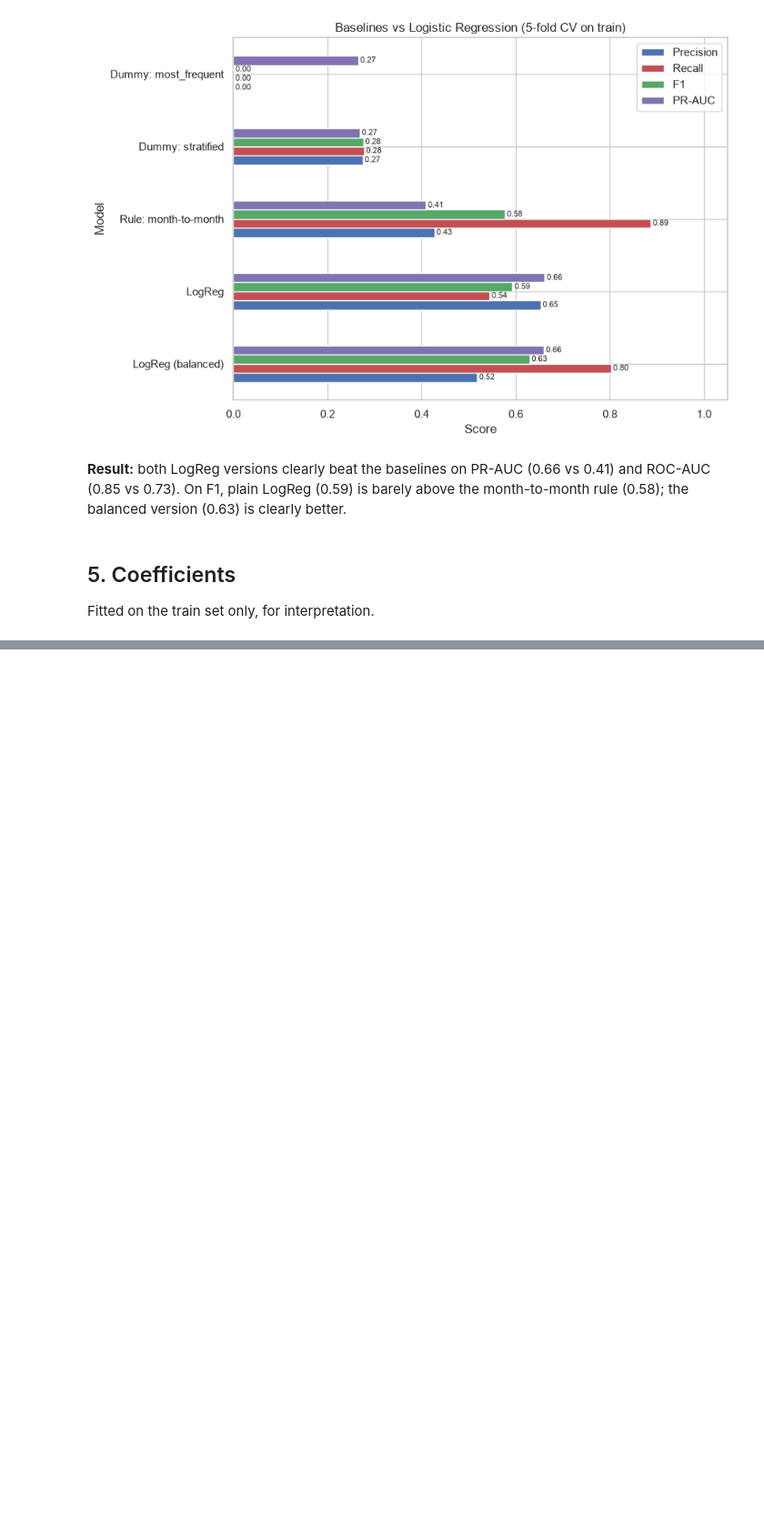
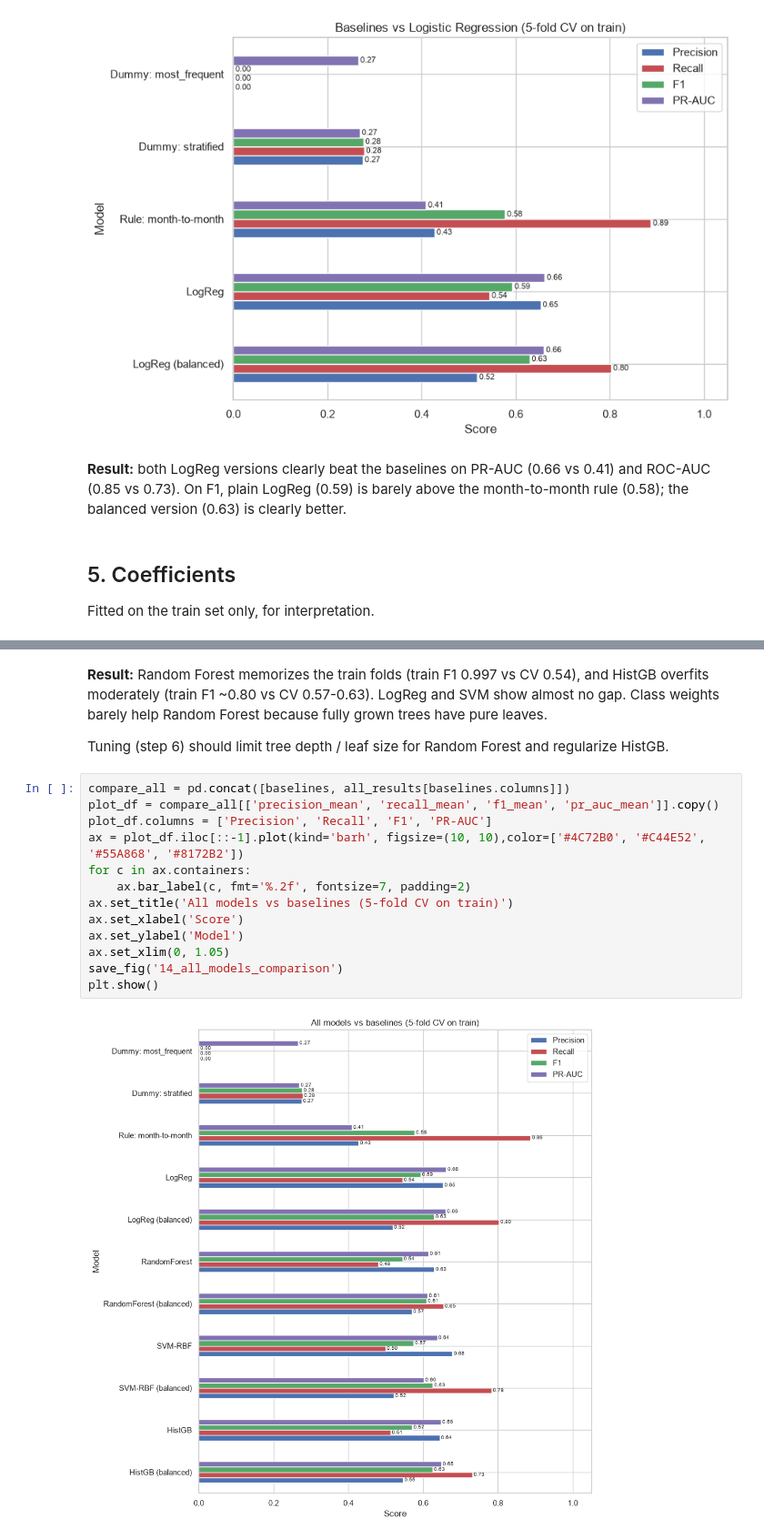
Before and after one commit to Sheyda-Fathi/customer-churn-prediction, a Jupyter notebook: notebooks/03_modeling.ipynb, the cells around one changed output, grey strips where cells are left out. Shown at 91% size. Saved outputs shown, nothing was run; the diff lists cells and outputs as text; blank space fills up the shorter version.

Commit message:
feat: add random forest, svm and gradient boosting comparison

```diff
--- a/notebooks/03_modeling.ipynb
+++ b/notebooks/03_modeling.ipynb
@@ -145,0 +233,19 @@ plt.show()
+# %% [markdown]
+**Result:** Random Forest memorizes the train folds (train F1 0.997 vs CV 0.54), and HistGB overfits moderately (train F1 ~0.80 vs CV 0.57-0.63). LogReg and SVM show almost no gap. Class weights barely help Random Forest because fully grown trees have pure leaves.
+
+Tuning (step 6) should limit tree depth / leaf size for Random Forest and regularize HistGB.
+# %%
+compare_all = pd.concat([baselines, all_results[baselines.columns]])
+plot_df = compare_all[['precision_mean', 'recall_mean', 'f1_mean', 'pr_auc_mean']].copy()
+plot_df.columns = ['Precision', 'Recall', 'F1', 'PR-AUC']
+ax = plot_df.iloc[::-1].plot(kind='barh', figsize=(10, 10),color=['#4C72B0', '#C44E52', '#55A868', '#8172B2'])
+for c in ax.containers:
+    ax.bar_label(c, fmt='%.2f', fontsize=7, padding=2)
+ax.set_title('All models vs baselines (5-fold CV on train)')
+ax.set_xlabel('Score')
+ax.set_ylabel('Model')
+ax.set_xlim(0, 1.05)
+save_fig('14_all_models_comparison')
+plt.show()
+# %% [output]
+[figure, added]
```
Also changed, not shown: parts of 15 cells of this notebook, 8 other files.
